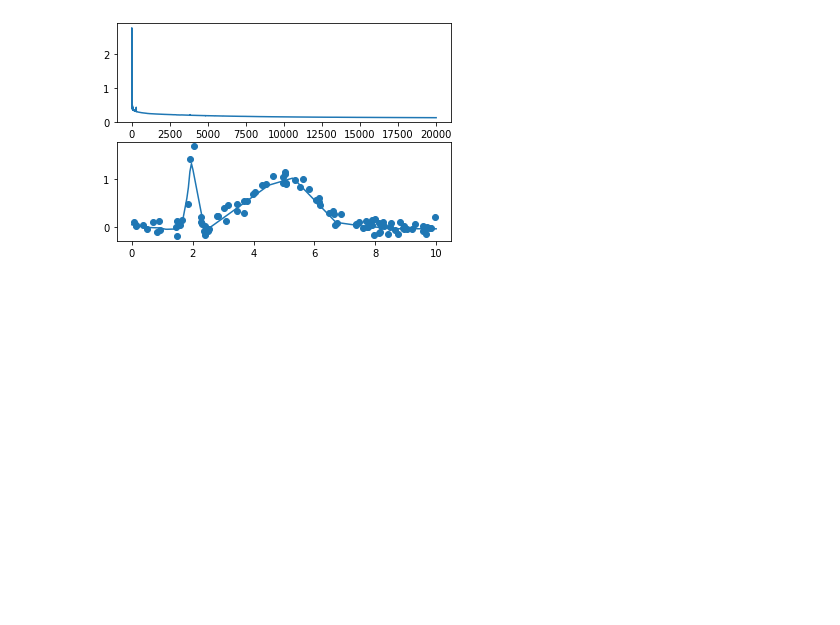
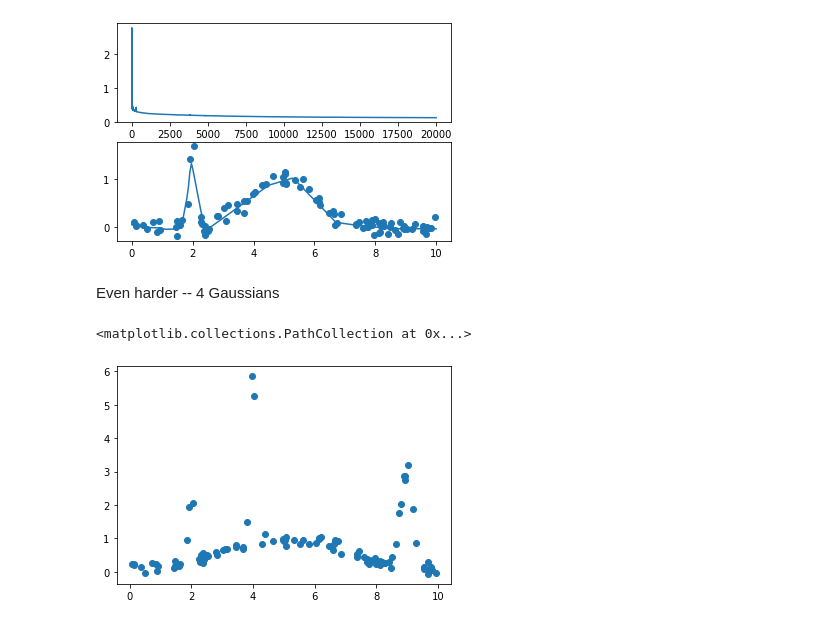
Before and after one commit to rhiju/rna_lores2, a Jupyter notebook: 0_Simple_1D_fit.ipynb, the cells around one changed output. Drawn from its saved outputs; the diff is of its cells as text; code cells hidden in the pictures; blank space fills up the shorter version.

```diff
--- a/0_Simple_1D_fit.ipynb
+++ b/0_Simple_1D_fit.ipynb
@@ -397,3 +397,12 @@ Iteration 19000
 loss = 0.12497102469205856
 <generator object Module.parameters at 0x...>
 [figure]
+# %% [markdown]
+Even harder -- 4 Gaussians
+# %%
+y3 = forward_gaussian(x, torch.tensor([2,0.1,2]) )+ forward_gaussian(x,[5,2,1]) + forward_gaussian(x, torch.tensor([4,0.1,5]))+forward_gaussian(x, torch.tensor([9,0.2,3]) )
+y3 += 0.1* torch.randn(n)
+plt.scatter(x,y3)
+# %% [output]
+<matplotlib.collections.PathCollection at 0x...>
+[figure, added]
```
Also changed, not shown: parts of 11 cells of this notebook.
